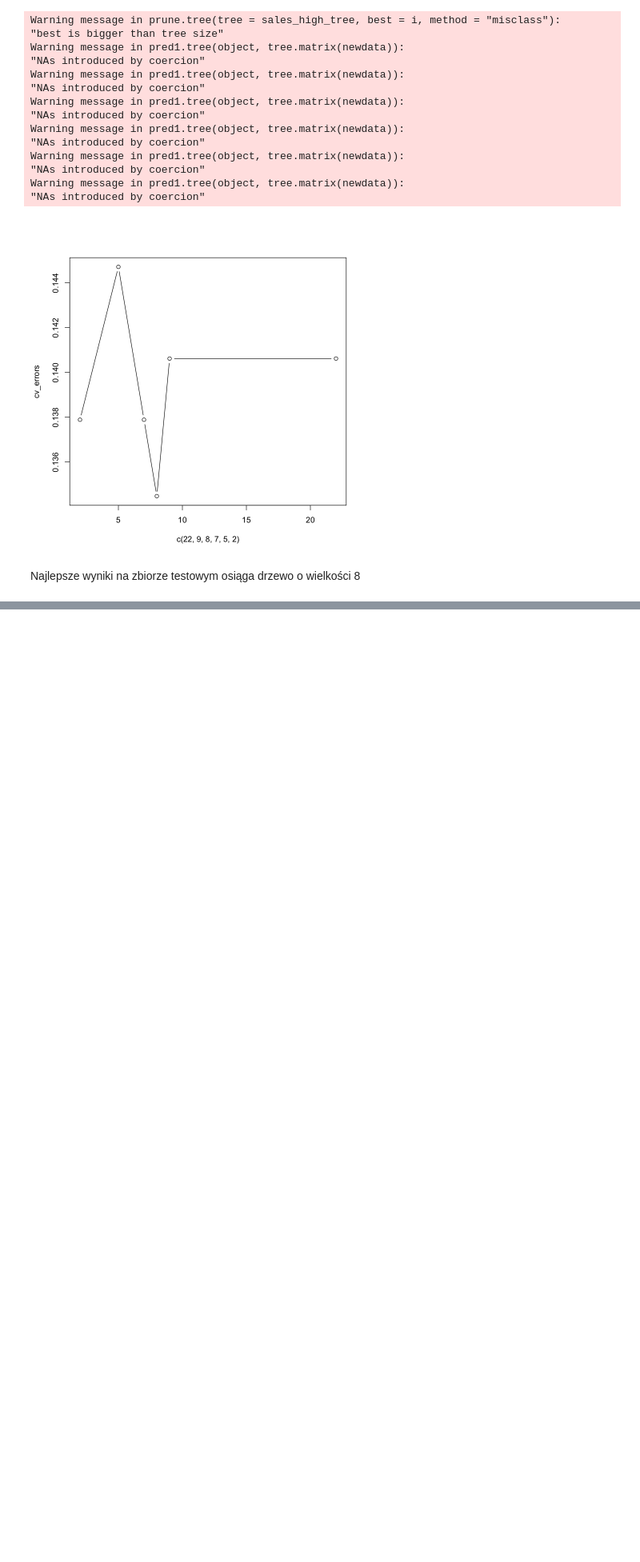
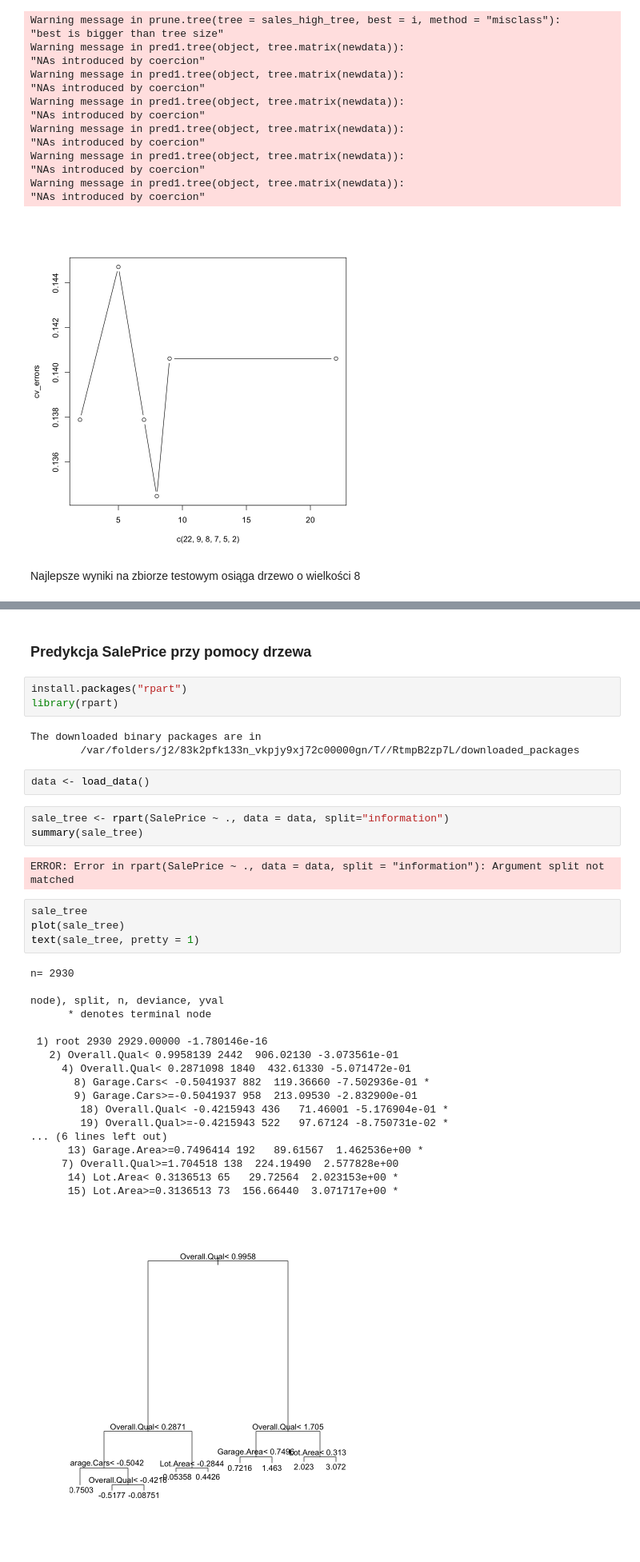
Before and after one commit to Sirtus/rmisw, a Jupyter notebook: stat/project.ipynb, the cells around one changed output, grey strips where cells are left out. Shown at 80% size. Drawn from its saved outputs; the diff is of its cells as text; blank space fills up the shorter version.

Commit message:
trees for regression

```diff
--- a/stat/project.ipynb
+++ b/stat/project.ipynb
@@ -1601,0 +1648,38 @@ Najlepsze wyniki na zbiorze testowym osiąga drzewo o wielkości 8
+# %% [markdown]
+### Predykcja SalePrice przy pomocy drzewa
+# %%
+install.packages("rpart")
+library(rpart)
+# %% [output]
+The downloaded binary packages are in
+        /var/folders/j2/83k2pfk133n_vkpjy9xj72c00000gn/T//RtmpB2zp7L/downloaded_packages
+# %%
+data <- load_data()
+# %%
+sale_tree <- rpart(SalePrice ~ ., data = data, split="information")
+summary(sale_tree)
+# %% [output]
+ERROR: Error in rpart(SalePrice ~ ., data = data, split = "information"): Argument split not matched
+# %%
+sale_tree
+plot(sale_tree)
+text(sale_tree, pretty = 1)
+# %% [output]
+n= 2930
+
+node), split, n, deviance, yval
+      * denotes terminal node
+
+ 1) root 2930 2929.00000 -1.780146e-16
+   2) Overall.Qual< 0.9958139 2442  906.02130 -3.073561e-01
+     4) Overall.Qual< 0.2871098 1840  432.61330 -5.071472e-01
+       8) Garage.Cars< -0.5041937 882  119.36660 -7.502936e-01 *
+       9) Garage.Cars>=-0.5041937 958  213.09530 -2.832900e-01
+        18) Overall.Qual< -0.4215943 436   71.46001 -5.176904e-01 *
+        19) Overall.Qual>=-0.4215943 522   97.67124 -8.750731e-02 *
+... (6 lines left out)
+      13) Garage.Area>=0.7496414 192   89.61567  1.462536e+00 *
+     7) Overall.Qual>=1.704518 138  224.19490  2.577828e+00
+      14) Lot.Area< 0.3136513 65   29.72564  2.023153e+00 *
+      15) Lot.Area>=0.3136513 73  156.66440  3.071717e+00 *
+[figure, added]
```
Also changed, not shown: parts of 16 cells of this notebook.
